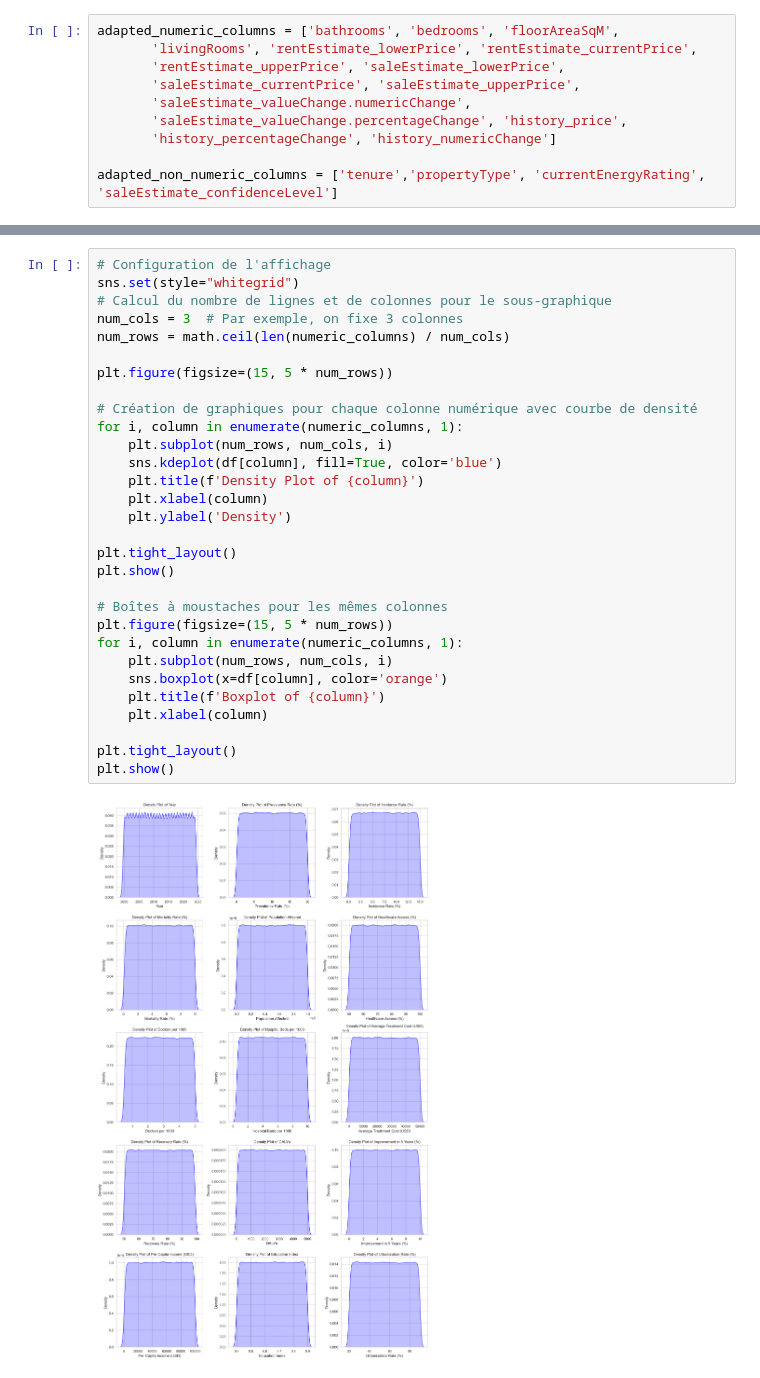
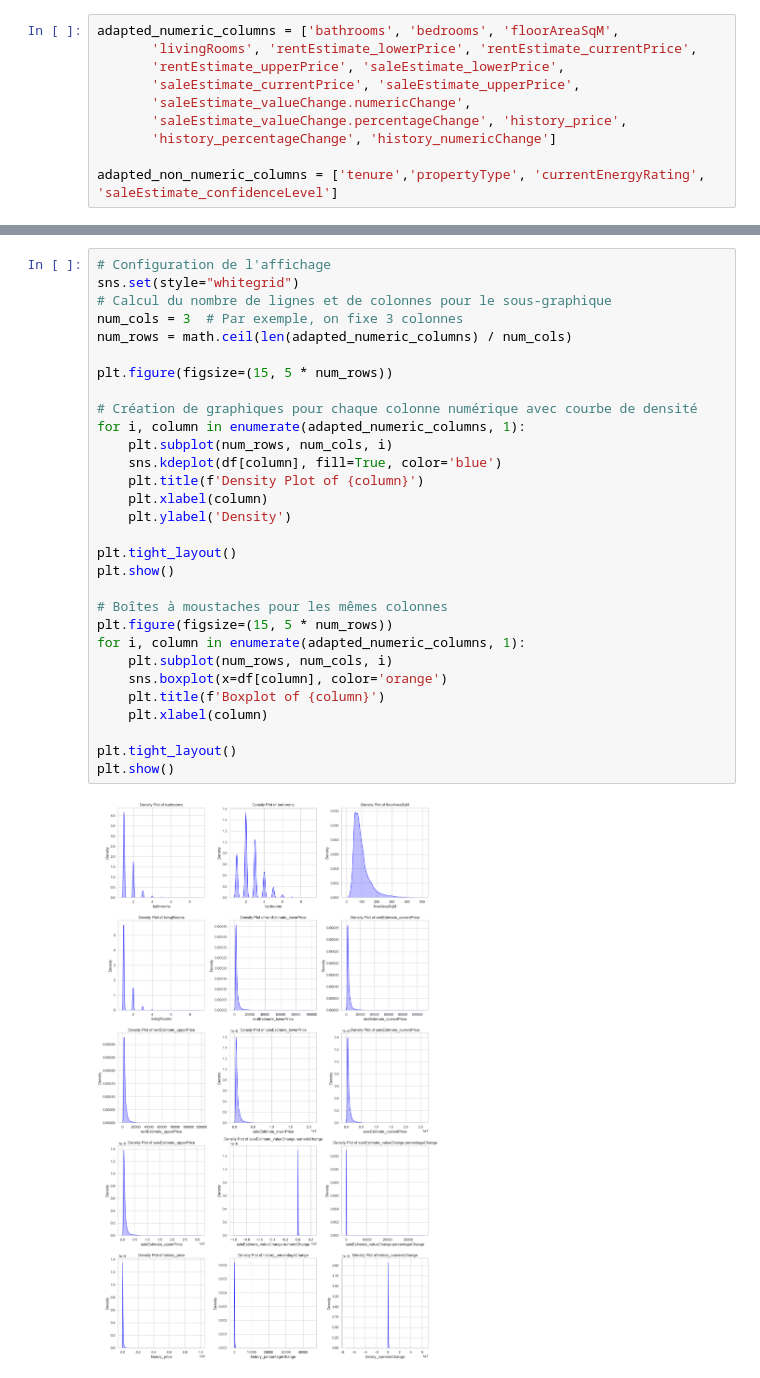
Before and after one commit to Tusked34/Projet_MLOPS, a Jupyter notebook: notebook/Stats_Desc_THEO.ipynb, the cells around one changed output, grey strips where cells are left out. Saved outputs shown, nothing was run; the diff lists cells and outputs as text.

```diff
--- a/notebook/Stats_Desc_THEO.ipynb
+++ b/notebook/Stats_Desc_THEO.ipynb
@@ -130,32 +61,32 @@ analyze_and_plot(df)
 # %%
 # Configuration de l'affichage
 sns.set(style="whitegrid")
 # Calcul du nombre de lignes et de colonnes pour le sous-graphique
 num_cols = 3  # Par exemple, on fixe 3 colonnes
-num_rows = math.ceil(len(numeric_columns) / num_cols)
+num_rows = math.ceil(len(adapted_numeric_columns) / num_cols)
 
 plt.figure(figsize=(15, 5 * num_rows))
 
 # Création de graphiques pour chaque colonne numérique avec courbe de densité
-for i, column in enumerate(numeric_columns, 1):
+for i, column in enumerate(adapted_numeric_columns, 1):
     plt.subplot(num_rows, num_cols, i)
     sns.kdeplot(df[column], fill=True, color='blue')
     plt.title(f'Density Plot of {column}')
     plt.xlabel(column)
     plt.ylabel('Density')
 
 plt.tight_layout()
 plt.show()
 
 # Boîtes à moustaches pour les mêmes colonnes
 plt.figure(figsize=(15, 5 * num_rows))
-for i, column in enumerate(numeric_columns, 1):
+for i, column in enumerate(adapted_numeric_columns, 1):
     plt.subplot(num_rows, num_cols, i)
     sns.boxplot(x=df[column], color='orange')
     plt.title(f'Boxplot of {column}')
     plt.xlabel(column)
 
 plt.tight_layout()
 plt.show()
 # %% [output]
-[figure, old version]
+[figure, new version]
```
Also changed, not shown: parts of 7 cells of this notebook, 2 other files.
